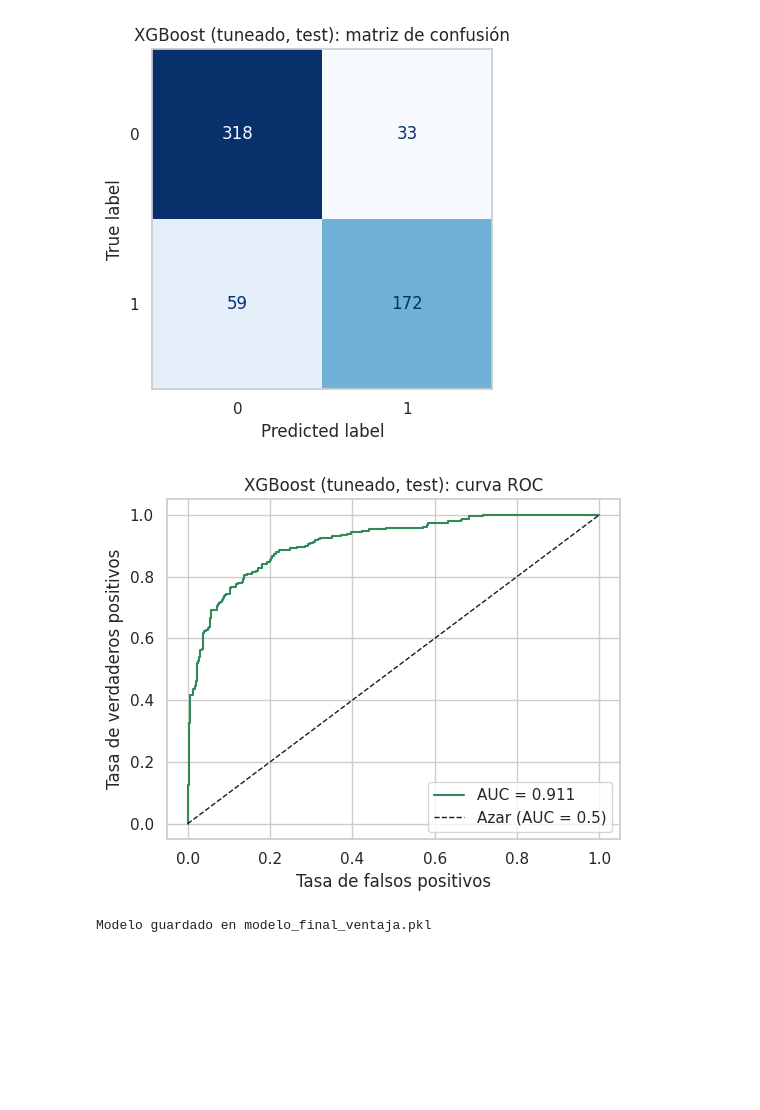
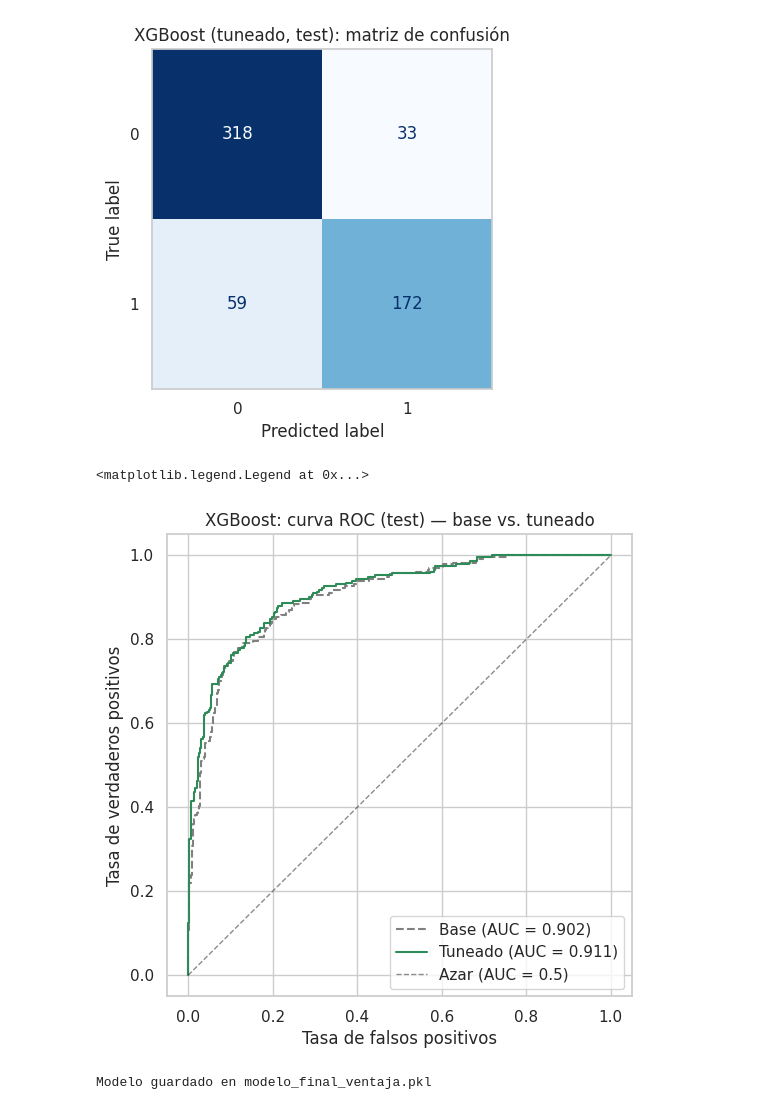
Before and after one commit to Ga1ahad07/ml_dice_game, a Jupyter notebook: notebooks/Notebook_V2.ipynb, the cells around one changed output. Saved outputs shown, nothing was run; the diff lists cells and outputs as text; code cells hidden in the pictures; blank space fills up the shorter version.

```diff
--- a/notebooks/Notebook_V2.ipynb
+++ b/notebooks/Notebook_V2.ipynb
@@ -358,3 +359,19 @@ VENTAJA
 4    0.156357
 5    0.049828
 Name: proportion, dtype: float64
+# %%
+# Copia independiente del set de entrenamiento y de test para no afectar
+# el pipeline de los modelos de árboles (Random Forest / XGBoost)
+X_train_lr = X_train.copy()
+X_test_lr = X_test.copy()
+
+# El escalador se ajusta SOLO con train
+scaler = StandardScaler()
+X_train_lr = pd.DataFrame(
+    scaler.fit_transform(X_train_lr),
+    columns=X_train_lr.columns,
+    index=X_train_lr.index,
+)
+
+print("X_train_lr:", X_train_lr.shape)
+X_train_lr.describe().T[["mean", "std"]]
@@ -413,7 +449,10 @@ def print_cv_summary(name, res):
 
 baseline_cv_results = {}
 for name, model in baseline_models.items():
-    res = cross_validate(model, X_train, y_train, cv=cv, scoring=scoring, n_jobs=-1)
+    if(name == "LogisticRegression"):
+        res = cross_validate(model, X_train_lr, y_train, cv=cv, scoring=scoring, n_jobs=-1)
+    else:
+        res = cross_validate(model, X_train, y_train, cv=cv, scoring=scoring, n_jobs=-1)
     baseline_cv_results[name] = res
     print_cv_summary(name, res)
 
@@ -673,3 +712,6 @@ tuned_model = search.best_estimator_
 ### 4.1 Evaluación del modelo tuneado (set de test)
 
 Primer y único uso del set de test en todo el notebook.
+# %%
+base_model = models[best_model_name]
+base_model.fit(X_train, y_train)
@@ -786,21 +854,26 @@ plt.show()
 # %% [output]
 [figure]
 # %%
-fig, ax = plt.subplots(figsize=(5.5, 4.5))
+proba_base = base_model.predict_proba(X_test)[:, 1]
+
+fig, ax = plt.subplots(figsize=(6, 6))
+
+fpr_base, tpr_base, _ = roc_curve(y_test, proba_base)
+auc_base = roc_auc_score(y_test, proba_base)
+ax.plot(fpr_base, tpr_base, color="gray", linestyle="--", label=f"Base (AUC = {auc_base:.3f})")
 
 fpr, tpr, _ = roc_curve(y_test, proba_tuned)
 auc = roc_auc_score(y_test, proba_tuned)
-ax.plot(fpr, tpr, color="seagreen", label=f"AUC = {auc:.3f}")
-ax.plot([0, 1], [0, 1], "k--", linewidth=1, label="Azar (AUC = 0.5)")
+ax.plot(fpr, tpr, color="seagreen", label=f"Tuneado (AUC = {auc:.3f})")
+
+ax.plot([0, 1], [0, 1], "k--", linewidth=1, alpha=0.5, label="Azar (AUC = 0.5)")
 ax.set_xlabel("Tasa de falsos positivos")
 ax.set_ylabel("Tasa de verdaderos positivos")
-ax.set_title(f"{best_model_name} (tuneado, test): curva ROC")
+ax.set_title(f"{best_model_name}: curva ROC (test) — base vs. tuneado")
 ax.legend()
-
-plt.tight_layout()
-plt.show()
 # %% [output]
+<matplotlib.legend.Legend at 0x...>
-[figure, old version]
+[figure, new version]
 # %%
 # Guardar el modelo final (opcional)
 import joblib
```
Also changed, not shown: parts of 17 cells of this notebook, 1 other file.
